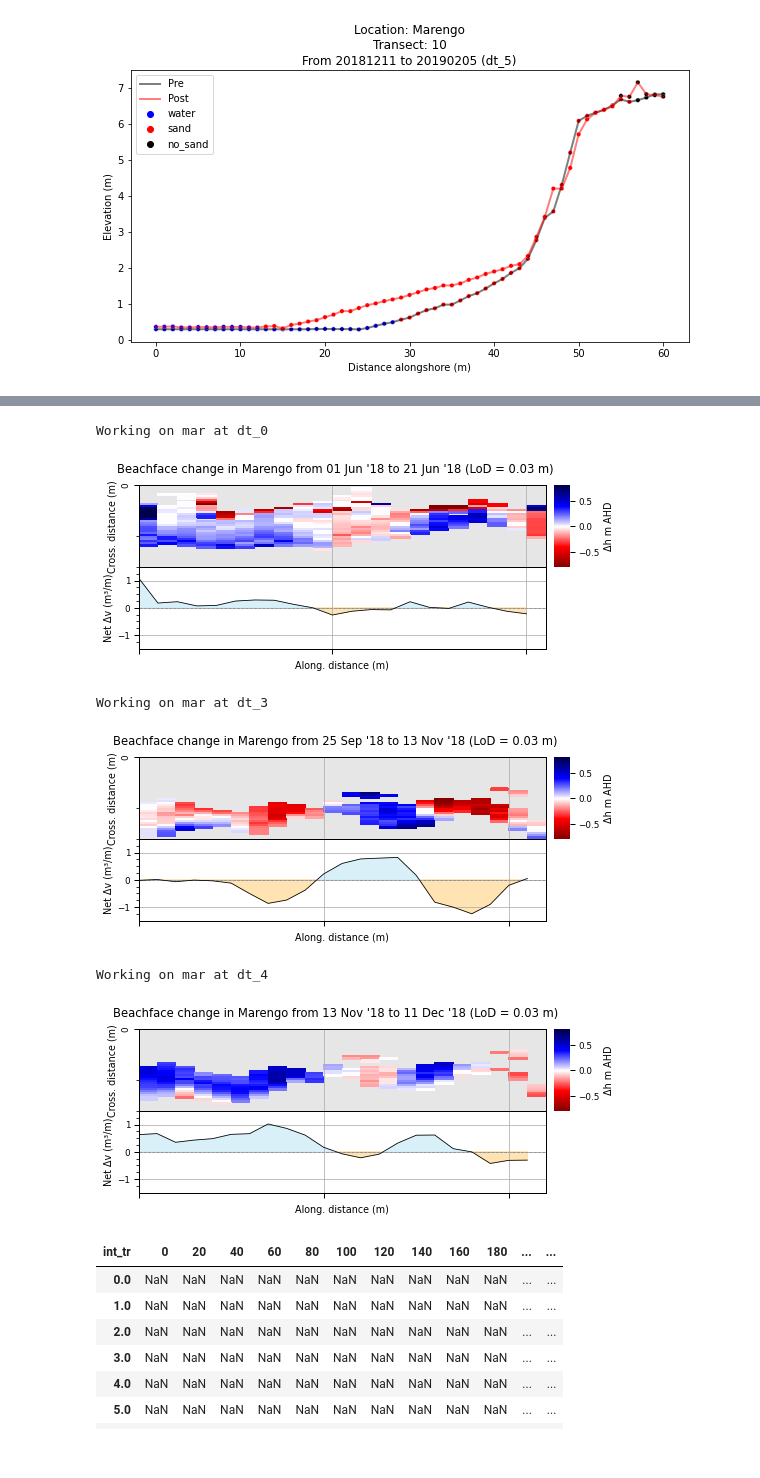
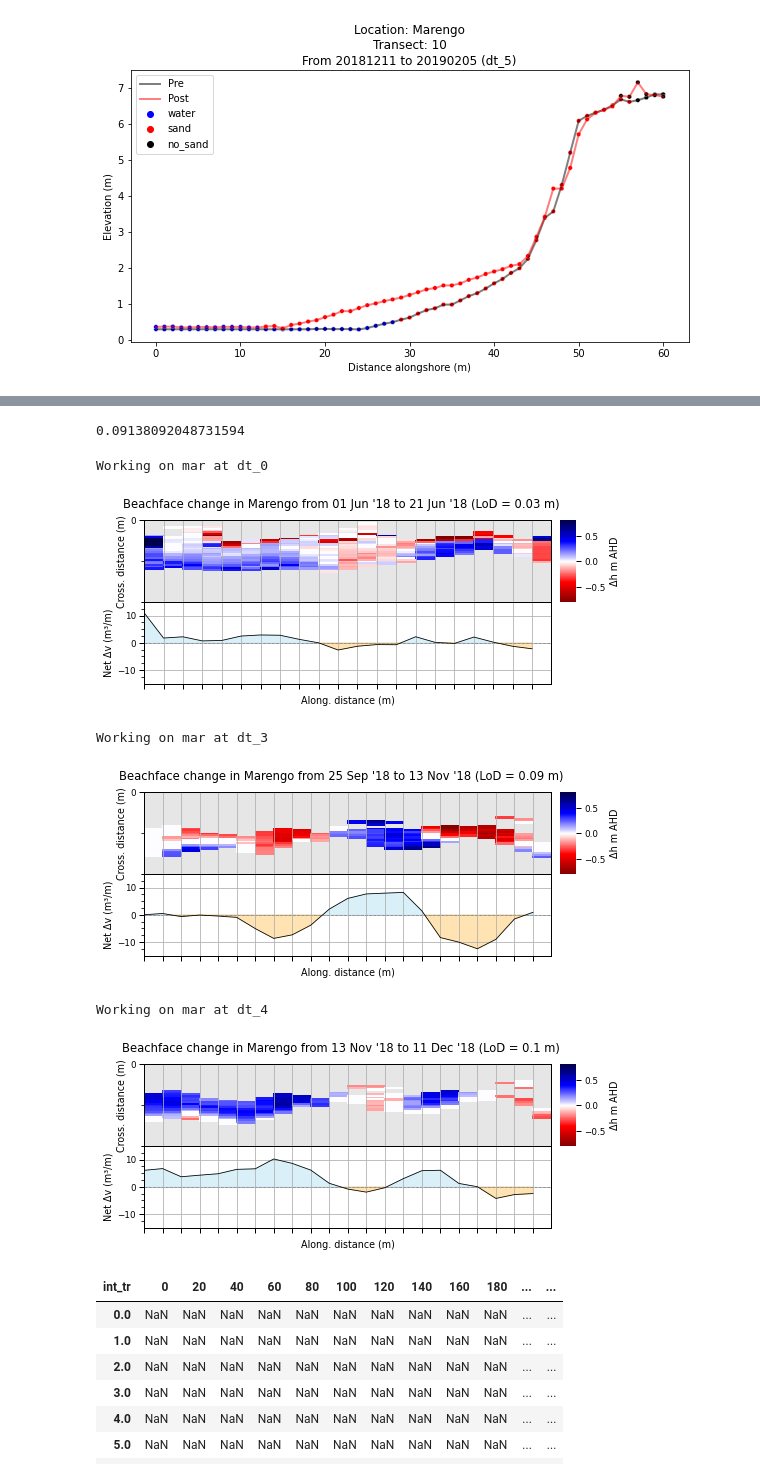
Before and after one commit to npucino/sandpyper, a Jupyter notebook: examples/Example_1_Profile_extraction-CLASS.ipynb, the cells around one changed output, grey strips where cells are left out. Drawn from its saved outputs; the diff is of its cells as text; code cells hidden in the pictures.

Commit message:
fix lod issue in plot along fn

```diff
--- a/examples/Example_1_Profile_extraction-CLASS.ipynb
+++ b/examples/Example_1_Profile_extraction-CLASS.ipynb
@@ -105,21 +131,34 @@ D.plot_transects(location='mar',tr_id=10, dt='dt_5', classified=True)
+# %%
+loc='mar'
+dt='dt_3'
+np.round(lod.query(f"location == '{loc}' & dt == '{dt}'").lod.values[0],2)
+
+lod.query(
+            f"location == '{loc}' and dt == '{dt}'"
+        ).lod.values[0]
+# %% [output]
+0.09138092048731594
 # %%
 mode="subset" # if 'subset', only the provided location_subset and dt_subset will be plotted. If 'all', plot all.
 location_subset=['mar'] # provide a list of location codes. Only these locations will be plotted
-y_heat_bottom_limit=4 # bottom limit of the heatmaps (altimetric change)
-ax2_y_lims=[-1.5,1.5] # axis limit of the alongshore volumetric plot
+y_heat_bottom_limit=5# bottom limit of the heatmaps (altimetric change)
+heat_xticklabels=1
+heat_yticklabels=1
+ax2_y_lims=[-15,15] # axis limit of the alongshore volumetric plot
 dt_subset=["dt_0","dt_3","dt_4"]
 
 D.plot_alongshore_change(mode=mode, lod=D.lod_df,dt_subset=dt_subset,
                         location_subset=location_subset,
                         y_heat_bottom_limit=y_heat_bottom_limit,
+                         heat_xticklabels=heat_xticklabels,heat_yticklabels=heat_yticklabels,
                         ax2_y_lims=ax2_y_lims)
 # %% [output]
 Working on mar at dt_0
-[figure, old version]
+[figure, new version]
 Working on mar at dt_3
-[figure, old version]
+[figure, new version]
 Working on mar at dt_4
-[figure, old version]
+[figure, new version]
 # %%
 from sandpyper.volumetrics import prep_heatmap,fill_gaps
 import seaborn as sb
```
Also changed, not shown: parts of 3 cells of this notebook, 1 other file.
